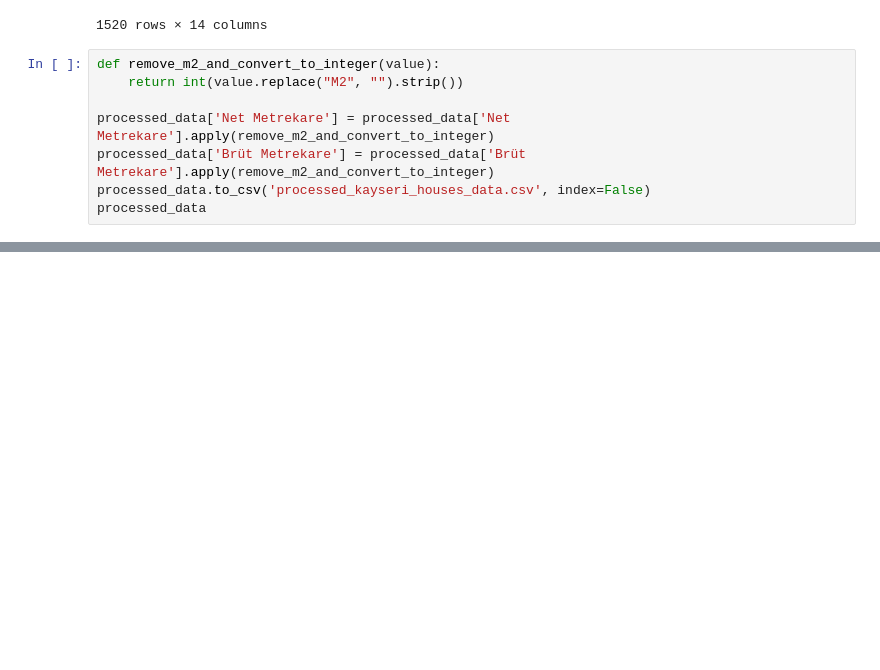
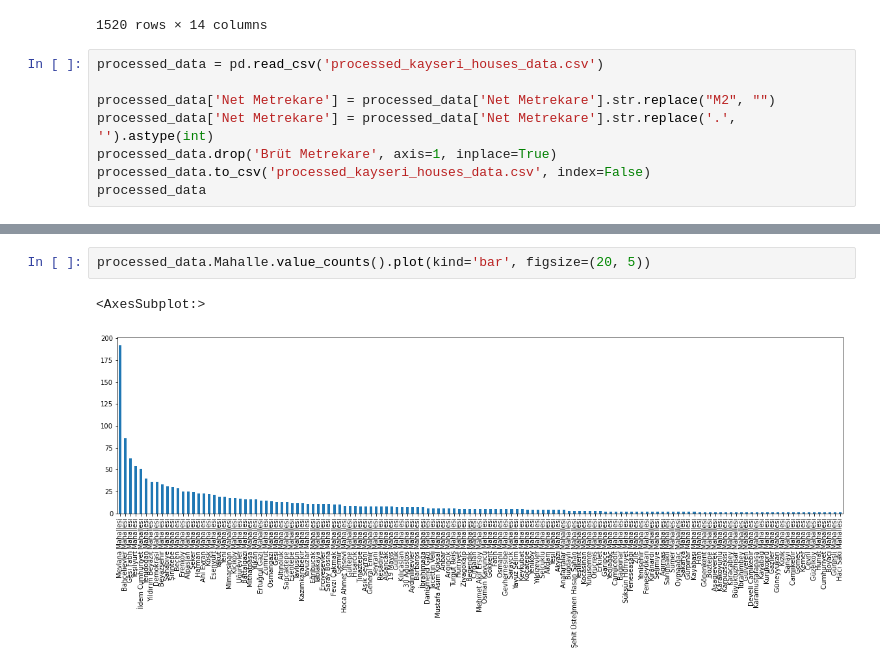
Before and after one commit to yasinsametkaraca/house-price-prediction-app, a Jupyter notebook: data_preprocessing_visualization.ipynb, the cells around one changed output, grey strips where cells are left out. Saved outputs shown, nothing was run; the diff lists cells and outputs as text; blank space fills up the shorter version.

Commit message:
data preprocessing completed

```diff
--- a/data_preprocessing_visualization.ipynb
+++ b/data_preprocessing_visualization.ipynb
@@ -61,10 +63,10 @@ processed_data
 | 1519 | 170 M2 | 21 Ve Üzeri | 2 | Kiracı Oturuyor | Konut | 140 M2 | 3+1 | ... |
 1520 rows × 14 columns
 # %%
-def remove_m2_and_convert_to_integer(value):
-    return int(value.replace("M2", "").strip())
+processed_data = pd.read_csv('processed_kayseri_houses_data.csv')
 
-processed_data['Net Metrekare'] = processed_data['Net Metrekare'].apply(remove_m2_and_convert_to_integer)
-processed_data['Brüt Metrekare'] = processed_data['Brüt Metrekare'].apply(remove_m2_and_convert_to_integer)
+processed_data['Net Metrekare'] = processed_data['Net Metrekare'].str.replace("M2", "")
+processed_data['Net Metrekare'] = processed_data['Net Metrekare'].str.replace('.', '').astype(int)
+processed_data.drop('Brüt Metrekare', axis=1, inplace=True)
 processed_data.to_csv('processed_kayseri_houses_data.csv', index=False)
 processed_data
@@ -70,0 +140,5 @@ processed_data
+# %%
+processed_data.Mahalle.value_counts().plot(kind='bar', figsize=(20, 5))
+# %% [output]
+<AxesSubplot:>
+[figure, added]
```
Also changed, not shown: parts of 12 cells of this notebook, 1 other file.
